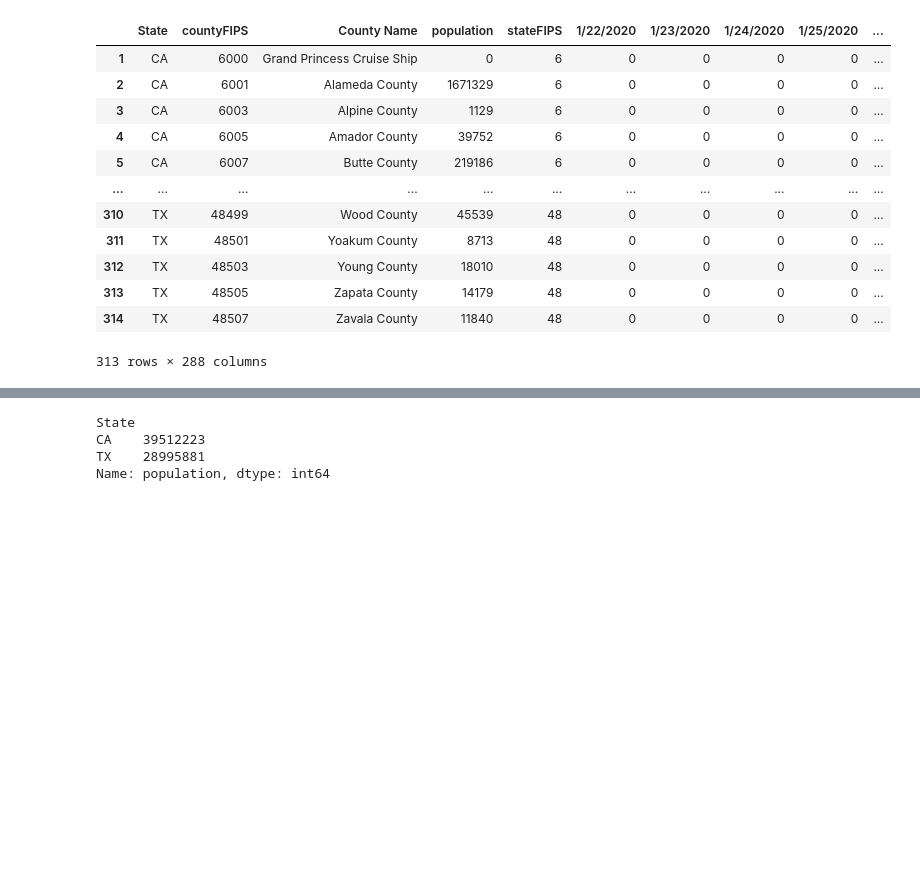
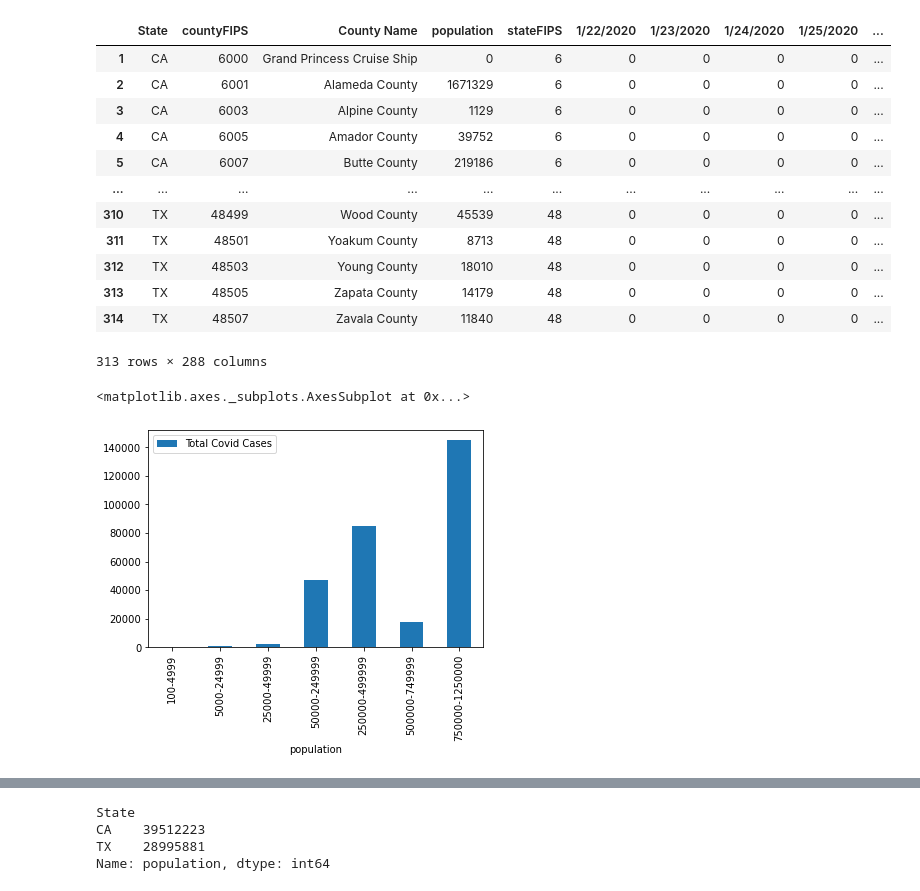
Before and after one commit to shadiaduery/bootcamp-group_project-1, a Jupyter notebook: Analysis/covid19_us_cases.ipynb, the cells around one changed output, grey strips where cells are left out. Drawn from its saved outputs; the diff is of its cells as text; code cells hidden in the pictures; blank space fills up the shorter version.

```diff
--- a/Analysis/covid19_us_cases.ipynb
+++ b/Analysis/covid19_us_cases.ipynb
@@ -187,3 +187,23 @@ covid_clean_CA_TX
 | 313 | TX | 48505 | Zapata County | 14179 | 48 | 0 | 0 | 0 | 0 | ... |
 | 314 | TX | 48507 | Zavala County | 11840 | 48 | 0 | 0 | 0 | 0 | ... |
 313 rows × 288 columns
+# %%
+covid_clean_CA_TX_totalinfect = covid_clean_CA_TX[["State", "County Name", "population", "10/30/2020"]]
+covid_clean_CA_TX_totalinfect = covid_clean_CA_TX_totalinfect.rename(columns={"10/30/2020":"Total Covid Cases"})
+covid_clean_CA_TX_totalinfect = covid_clean_CA_TX_totalinfect.sort_values("population", ascending=True)
+
+
+# Create the bins in which data will be held
+bins = [100, 5000, 25000, 50000, 250000, 500000, 750000, 1250000]
+population_sizes = ["100-4999","5000-24999","25000-49999","50000-249999", "250000-499999", "500000-749999","750000-1250000"]
+covid_clean_CA_TX_totalinfect["population"] = pd.cut(covid_clean_CA_TX_totalinfect["population"], bins, labels=population_sizes, include_lowest=True)
+covid_clean_CA_TX_totalinfect = covid_clean_CA_TX_totalinfect.dropna().set_index("State")
+covid_clean_CA_TX_totalinfect = covid_clean_CA_TX_totalinfect[["population", "County Name", "Total Covid Cases"]]
+covid_clean_CA_TX_totalinfect_CA = covid_clean_CA_TX_totalinfect.loc["CA"]
+covid_clean_CA_TX_totalinfect_CA = covid_clean_CA_TX_totalinfect_CA.reset_index()
+covid_clean_CA_TX_totalinfect_CA = covid_clean_CA_TX_totalinfect_CA.drop(columns=["State","County Name"])
+covid_clean_CA_TX_totalinfect_CA = covid_clean_CA_TX_totalinfect_CA.groupby("population").sum()
+covid_clean_CA_TX_totalinfect_CA.plot(kind = "bar")
+# %% [output]
+<matplotlib.axes._subplots.AxesSubplot at 0x...>
+[figure, added]
```
Also changed, not shown: parts of 12 cells of this notebook, 2 other files.
